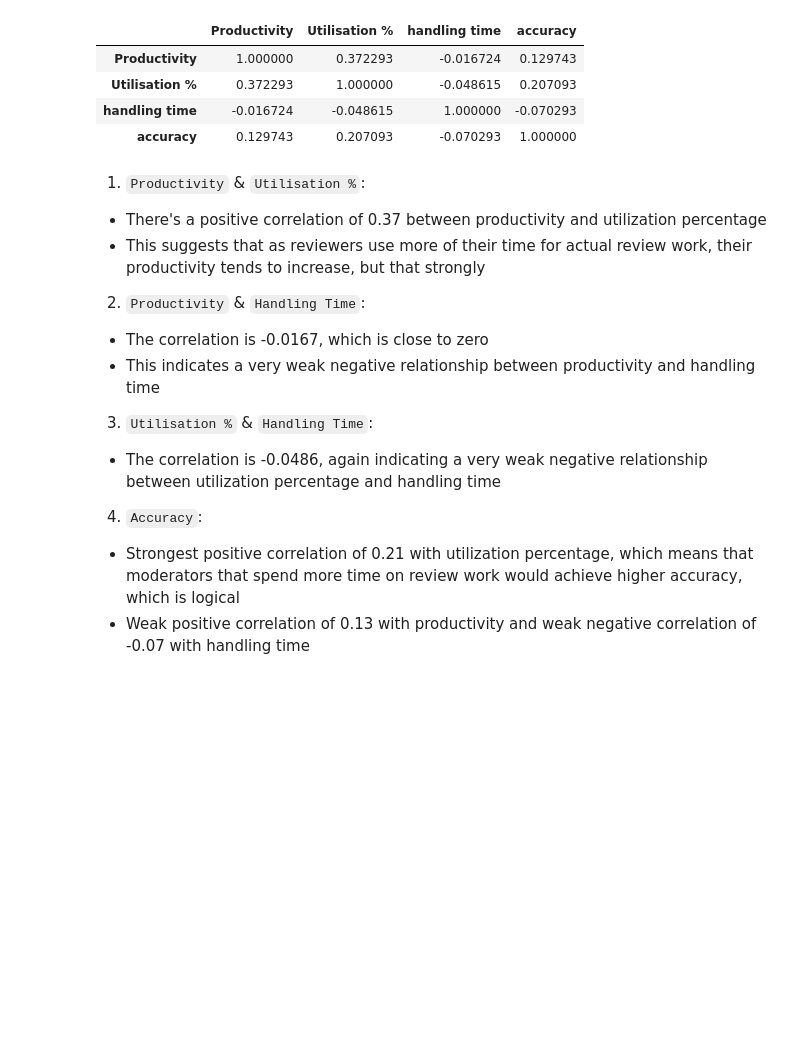
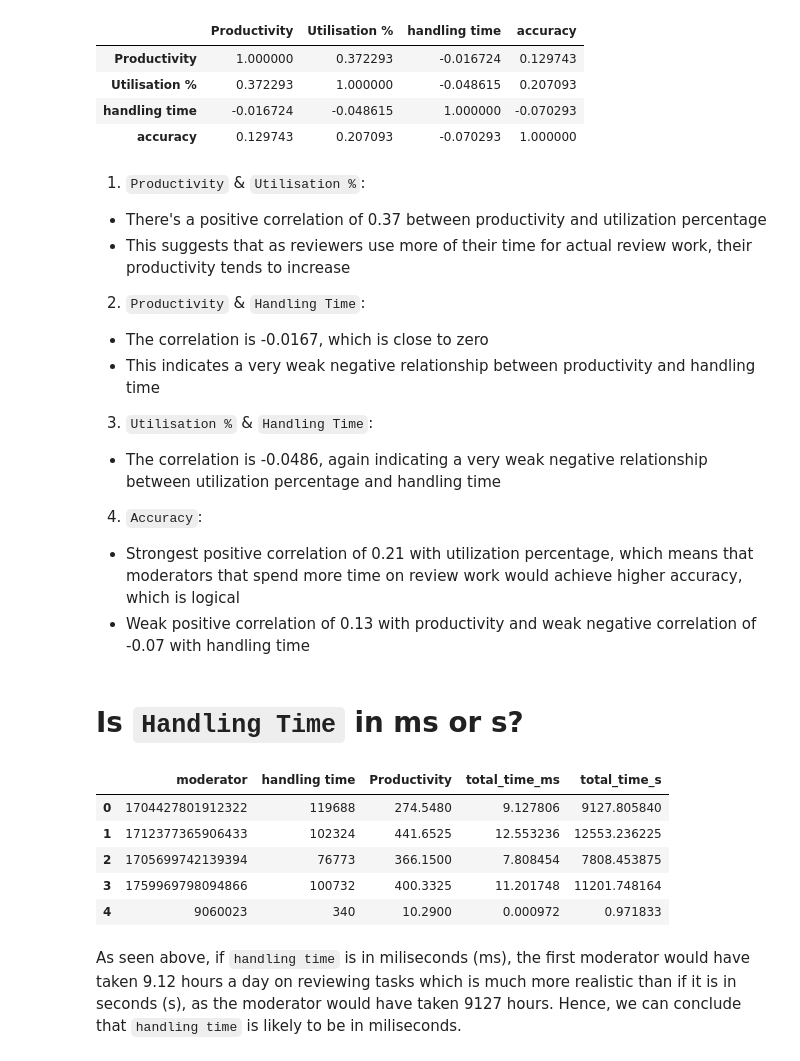
Before and after one commit to poon-zx/tiktok-ads-model, a Jupyter notebook: EDA/moderator-eda.ipynb, the cells around one changed output. Cells and saved outputs as stored; diff of their text form; code cells hidden in the pictures; blank space fills up the shorter version.

```diff
--- a/EDA/moderator-eda.ipynb
+++ b/EDA/moderator-eda.ipynb
@@ -224,7 +225,7 @@ correlation_matrix
 # %% [markdown]
 1. `Productivity` & `Utilisation %`:
 - There's a positive correlation of 0.37 between productivity and utilization percentage
-- This suggests that as reviewers use more of their time for actual review work, their productivity tends to increase, but that strongly
+- This suggests that as reviewers use more of their time for actual review work, their productivity tends to increase
 
 2. `Productivity` & `Handling Time`:
 - The correlation is -0.0167, which is close to zero
@@ -236,3 +237,20 @@ correlation_matrix
 4. `Accuracy`:
 - Strongest positive correlation of 0.21 with utilization percentage, which means that moderators that spend more time on review work would achieve higher accuracy, which is logical
 - Weak positive correlation of 0.13 with productivity and weak negative correlation of -0.07 with handling time
+# %% [markdown]
+# Is `Handling Time` in ms or s?
+# %%
+moderator_data['total_time_ms'] = moderator_data['handling time'] * moderator_data['Productivity'] / (60 * 60 * 1000)  # Convert from ms to hours
+moderator_data['total_time_s'] = moderator_data['handling time'] * moderator_data['Productivity'] / (60 * 60)  # Convert from s to hours
+
+# Display the first few rows with the total_time columns
+moderator_data[['moderator', 'handling time', 'Productivity', 'total_time_ms', 'total_time_s']].head()
+# %% [output]
+|  | moderator | handling time | Productivity | total_time_ms | total_time_s |
+| 0 | 1704427801912322 | 119688 | 274.5480 | 9.127806 | 9127.805840 |
+| 1 | 1712377365906433 | 102324 | 441.6525 | 12.553236 | 12553.236225 |
+| 2 | 1705699742139394 | 76773 | 366.1500 | 7.808454 | 7808.453875 |
+| 3 | 1759969798094866 | 100732 | 400.3325 | 11.201748 | 11201.748164 |
+| 4 | 9060023 | 340 | 10.2900 | 0.000972 | 0.971833 |
+# %% [markdown]
+As seen above, if `handling time` is in miliseconds (ms), the first moderator would have taken 9.12 hours a day on reviewing tasks which is much more realistic than if it is in seconds (s), as the moderator would have taken 9127 hours. Hence, we can conclude that `handling time` is likely to be in miliseconds.
```
Also changed, not shown: parts of 1 cell of this notebook, 3 other files.
